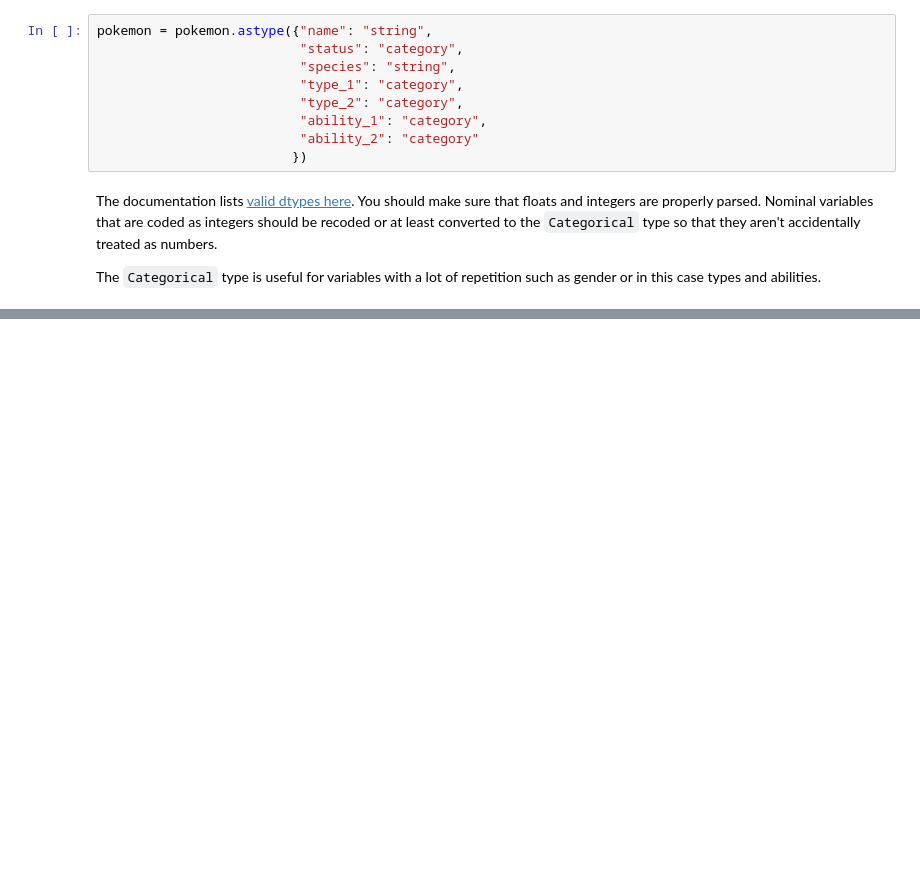
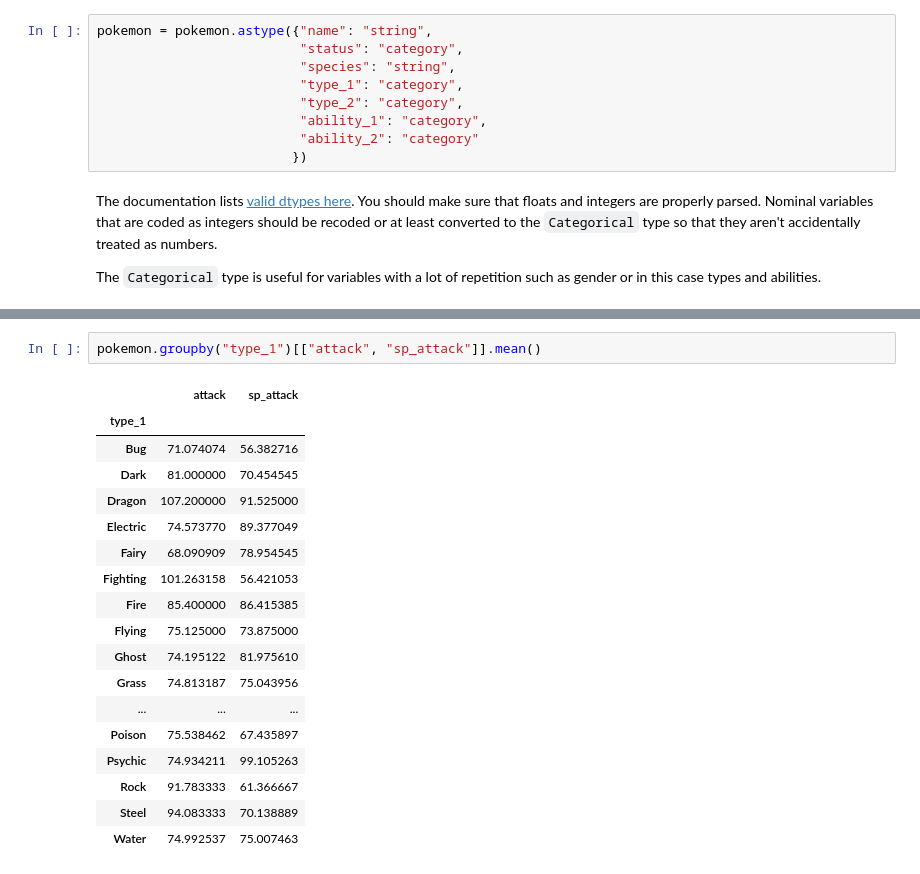
Before and after one commit to joshuamegnauth54/data765-intro-python-tutoring, a Jupyter notebook: notebooks/08-pandas.ipynb, the cells around one changed output, grey strips where cells are left out. Cells and saved outputs as stored; diff of their text form; blank space fills up the shorter version.

```diff
--- a/notebooks/08-pandas.ipynb
+++ b/notebooks/08-pandas.ipynb
@@ -279,0 +436,21 @@ Median special attack: 65.0
+# %%
+pokemon.groupby("type_1")[["attack", "sp_attack"]].mean()
+# %% [output]
+|  | attack | sp_attack |
+| type_1 |  |  |
+| Bug | 71.074074 | 56.382716 |
+| Dark | 81.000000 | 70.454545 |
+| Dragon | 107.200000 | 91.525000 |
+| Electric | 74.573770 | 89.377049 |
+| Fairy | 68.090909 | 78.954545 |
+| Fighting | 101.263158 | 56.421053 |
+| Fire | 85.400000 | 86.415385 |
+| Flying | 75.125000 | 73.875000 |
+| Ghost | 74.195122 | 81.975610 |
+| Grass | 74.813187 | 75.043956 |
+| ... | ... | ... |
+| Poison | 75.538462 | 67.435897 |
+| Psychic | 74.934211 | 99.105263 |
+| Rock | 91.783333 | 61.366667 |
+| Steel | 94.083333 | 70.138889 |
+| Water | 74.992537 | 75.007463 |
```
Also changed, not shown: parts of 25 cells of this notebook.
